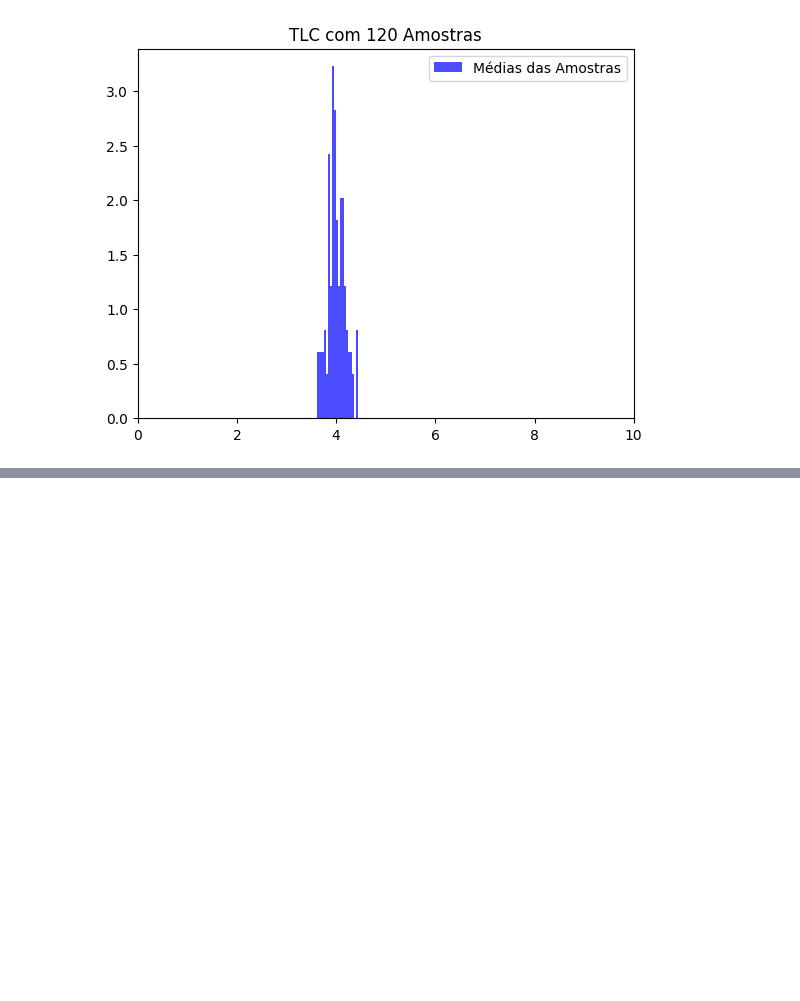
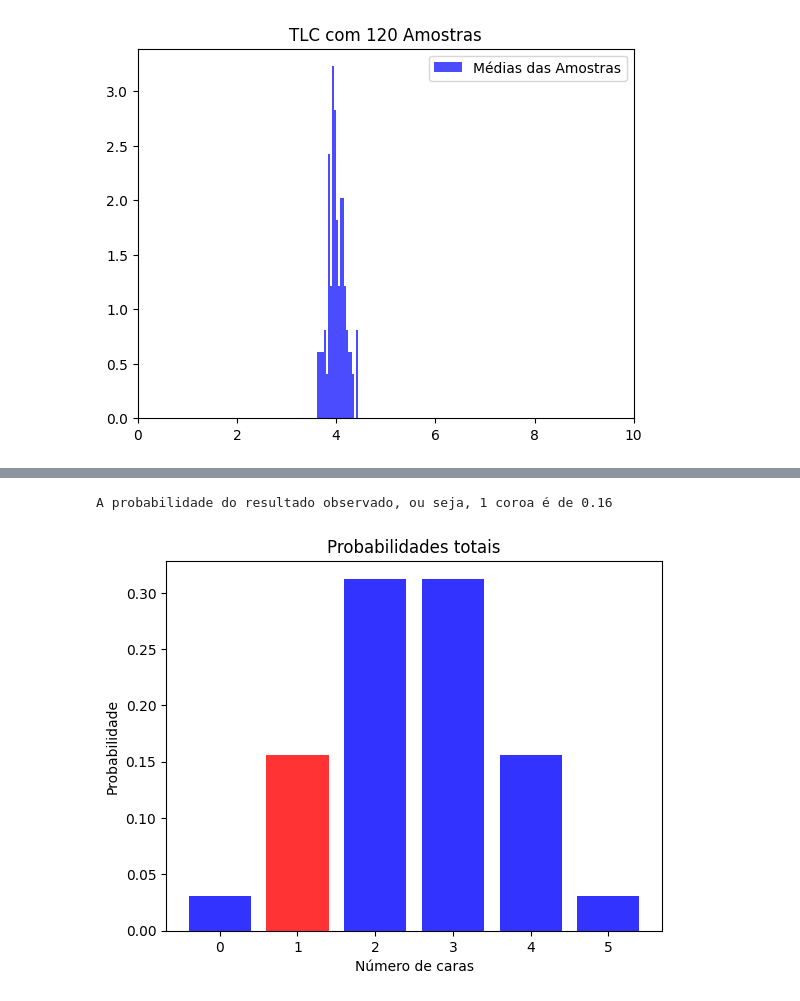
Before and after one commit to PauloLucena2022/Atividade-01---LLM-e-Estat-stica, a Jupyter notebook: Colab Notebook/Atividade_1.ipynb, the cells around one changed output, grey strips where cells are left out. Cells and saved outputs as stored; diff of their text form; code cells hidden in the pictures; blank space fills up the shorter version.

```diff
--- a/Colab Notebook/Atividade_1.ipynb
+++ b/Colab Notebook/Atividade_1.ipynb
@@ -475,0 +609,16 @@ plt.show()
+# %%
+# Parte 3: Calcular a probabilidade do resultado observado (coroa = 1)
+probabilidade_observada = probabilidades_totais[coroa]
+print(f'A probabilidade do resultado observado, ou seja, 1 coroa é de {probabilidade_observada:.2f}')
+
+colors = ['blue'] * len(probabilidades_totais)
+colors[1] = 'red'
+
+plt.bar(x, probabilidades_totais, color = colors, alpha = 0.8)
+plt.title('Probabilidades totais')
+plt.xlabel('Número de caras')
+plt.ylabel('Probabilidade')
+plt.show()
+# %% [output]
+A probabilidade do resultado observado, ou seja, 1 coroa é de 0.16
+[figure, added]
```
Also changed, not shown: parts of 18 cells of this notebook.
